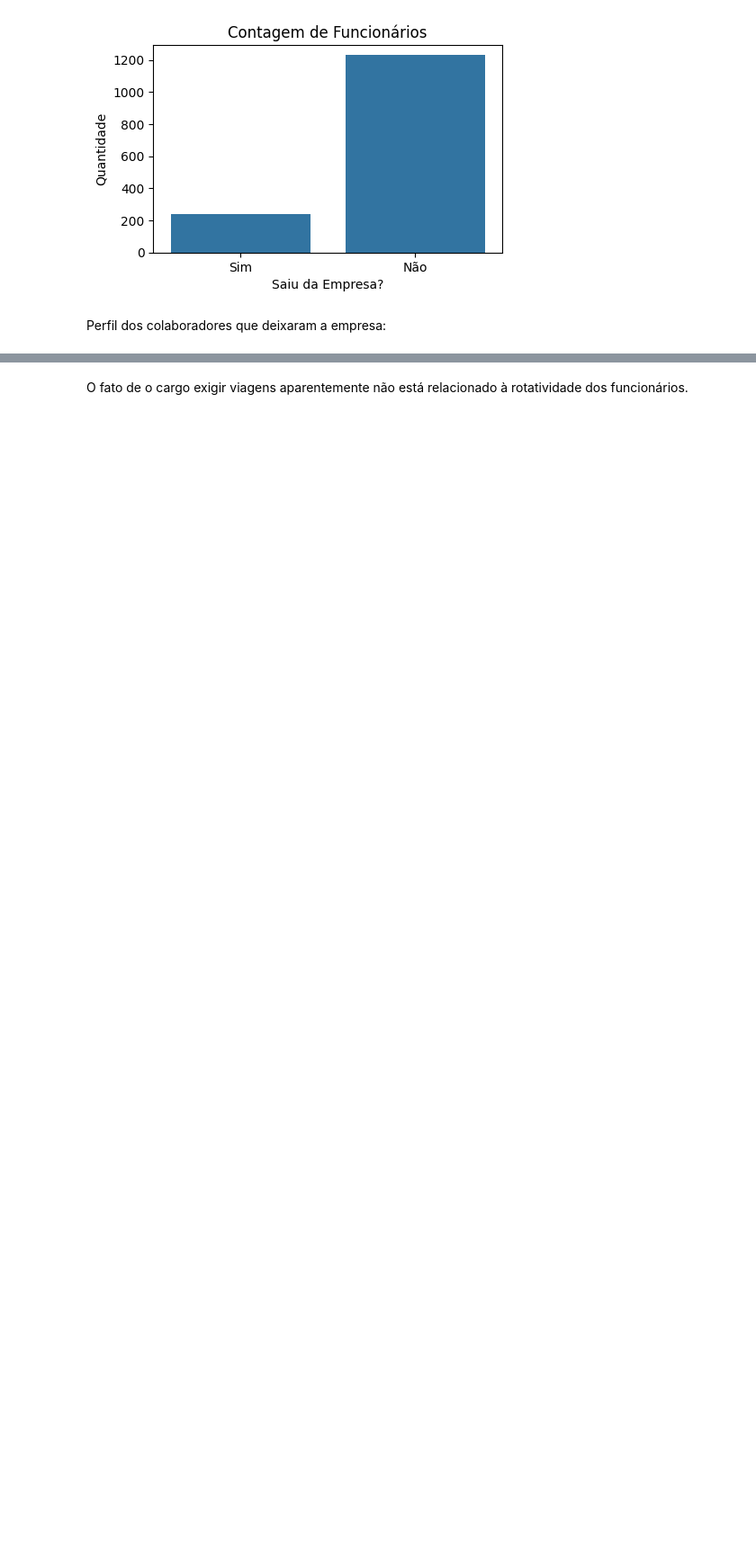
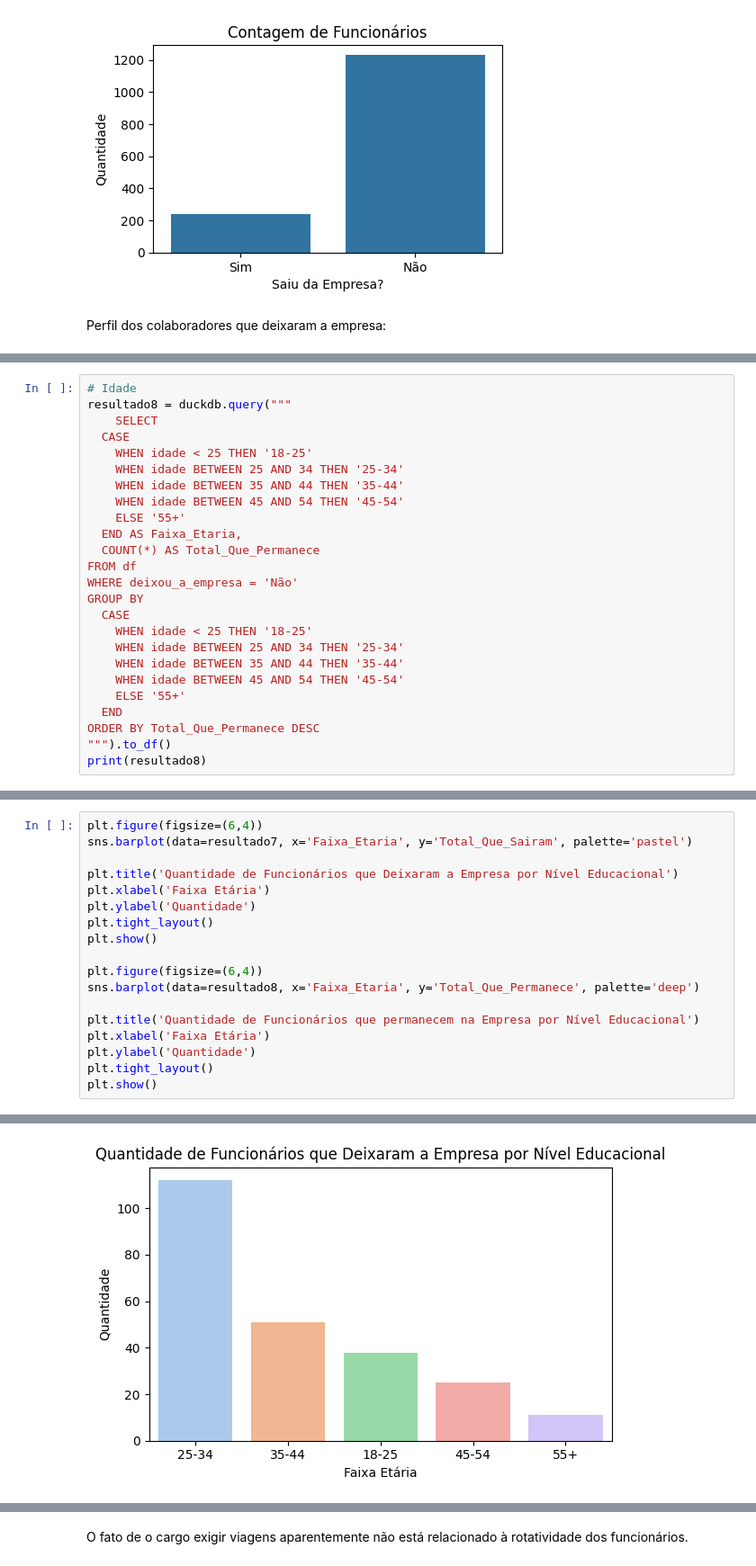
Before and after one commit to marianamartins228/ProjetoBootcampRestart2025, a Jupyter notebook: Projeto_Bootcamp_Restart_Data_Girls_2025.ipynb, the cells around one changed output, grey strips where cells are left out. Shown at 90% size. Cells and saved outputs as stored; diff of their text form; blank space fills up the shorter version.

```diff
--- a/Projeto_Bootcamp_Restart_Data_Girls_2025.ipynb
+++ b/Projeto_Bootcamp_Restart_Data_Girls_2025.ipynb
@@ -687,0 +810,25 @@ Perfil majoritário dos colaboradores que deixaram a empresa:
+# %%
+# Idade
+resultado8 = duckdb.query("""
+    SELECT
+  CASE
+    WHEN idade < 25 THEN '18-25'
+    WHEN idade BETWEEN 25 AND 34 THEN '25-34'
+    WHEN idade BETWEEN 35 AND 44 THEN '35-44'
+    WHEN idade BETWEEN 45 AND 54 THEN '45-54'
+    ELSE '55+'
+  END AS Faixa_Etaria,
+  COUNT(*) AS Total_Que_Permanece
+FROM df
+WHERE deixou_a_empresa = 'Não'
+GROUP BY
+  CASE
+    WHEN idade < 25 THEN '18-25'
+    WHEN idade BETWEEN 25 AND 34 THEN '25-34'
+    WHEN idade BETWEEN 35 AND 44 THEN '35-44'
+    WHEN idade BETWEEN 45 AND 54 THEN '45-54'
+    ELSE '55+'
+  END
+ORDER BY Total_Que_Permanece DESC
+""").to_df()
+print(resultado8)
@@ -687,0 +842,19 @@ Perfil majoritário dos colaboradores que deixaram a empresa:
+# %%
+plt.figure(figsize=(6,4))
+sns.barplot(data=resultado7, x='Faixa_Etaria', y='Total_Que_Sairam', palette='pastel')
+
+plt.title('Quantidade de Funcionários que Deixaram a Empresa por Nível Educacional')
+plt.xlabel('Faixa Etária')
+plt.ylabel('Quantidade')
+plt.tight_layout()
+plt.show()
+
+plt.figure(figsize=(6,4))
+sns.barplot(data=resultado8, x='Faixa_Etaria', y='Total_Que_Permanece', palette='deep')
+
+plt.title('Quantidade de Funcionários que permanecem na Empresa por Nível Educacional')
+plt.xlabel('Faixa Etária')
+plt.ylabel('Quantidade')
+plt.tight_layout()
+plt.show()
+# %% [output]
@@ -687,0 +864 @@ Perfil majoritário dos colaboradores que deixaram a empresa:
+[figure, added]
```
Also changed, not shown: parts of 35 cells of this notebook.
